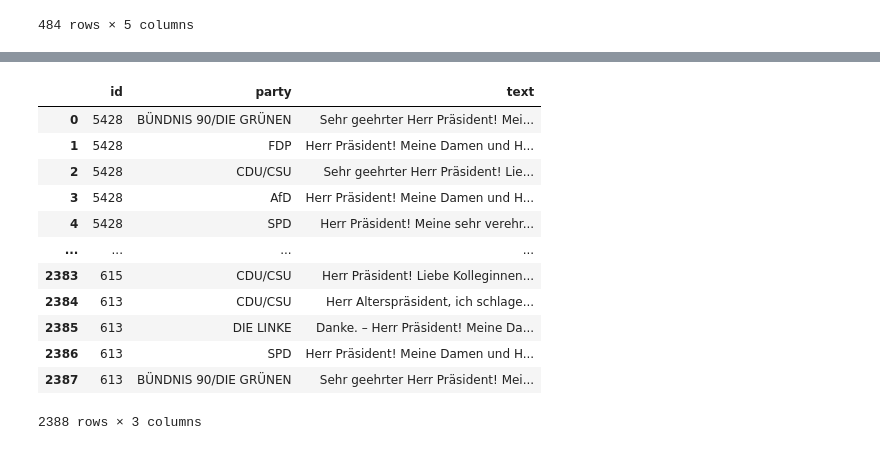
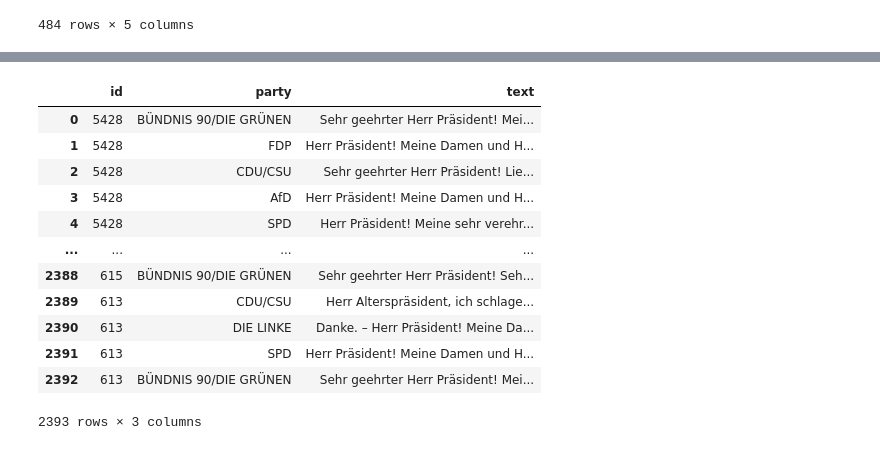
Before and after one commit to PaulaHagen/afd, a Jupyter notebook: start_here.ipynb, the cells around one changed output, grey strips where cells are left out. Cells and saved outputs as stored; diff of their text form; code cells hidden in the pictures.

```diff
--- a/start_here.ipynb
+++ b/start_here.ipynb
@@ -81,6 +80,6 @@ Plenarprotkolle (Bundestag) aus den Wahlperioden 18 und 19 geladen. Anzahl: 484
 # %%
-# Takes ~ 1 min.
-df = remove_president_text(textdata)
+# Takes ~ 1 min. Results in a data frame with column main_text, which is the relevant part
+df = clean_and_split_text(textdata)
 df
 # %% [output]
 |  | id | text | main_text | interruptions | neutral_text |
@@ -157,18 +98,18 @@ new_protocols
-# %%
-df = party_shares(df)
-# %%
-df
-# %% [output]
-|  | id | party | text |
-| 0 | 5428 | BÜNDNIS 90/DIE GRÜNEN | Sehr geehrter Herr Präsident! Mei... |
-| 1 | 5428 | FDP | Herr Präsident! Meine Damen und H... |
-| 2 | 5428 | CDU/CSU | Sehr geehrter Herr Präsident! Lie... |
-| 3 | 5428 | AfD | Herr Präsident! Meine Damen und H... |
-| 4 | 5428 | SPD | Herr Präsident! Meine sehr verehr... |
-| ... | ... | ... | ... |
-| 2383 | 615 | CDU/CSU | Herr Präsident! Liebe Kolleginnen... |
-| 2384 | 613 | CDU/CSU | Herr Alterspräsident, ich schlage... |
-| 2385 | 613 | DIE LINKE | Danke. – Herr Präsident! Meine Da... |
-| 2386 | 613 | SPD | Herr Präsident! Meine Damen und H... |
-| 2387 | 613 | BÜNDNIS 90/DIE GRÜNEN | Sehr geehrter Herr Präsident! Mei... |
-2388 rows × 3 columns
+# %%
+# Assign text to parties
+df_text_of_parties = party_shares(df)
+df_text_of_parties
+# %% [output]
+|  | id | party | text |
+| 0 | 5428 | BÜNDNIS 90/DIE GRÜNEN | Sehr geehrter Herr Präsident! Mei... |
+| 1 | 5428 | FDP | Herr Präsident! Meine Damen und H... |
+| 2 | 5428 | CDU/CSU | Sehr geehrter Herr Präsident! Lie... |
+| 3 | 5428 | AfD | Herr Präsident! Meine Damen und H... |
+| 4 | 5428 | SPD | Herr Präsident! Meine sehr verehr... |
+| ... | ... | ... | ... |
+| 2388 | 615 | BÜNDNIS 90/DIE GRÜNEN | Sehr geehrter Herr Präsident! Seh... |
+| 2389 | 613 | CDU/CSU | Herr Alterspräsident, ich schlage... |
+| 2390 | 613 | DIE LINKE | Danke. – Herr Präsident! Meine Da... |
+| 2391 | 613 | SPD | Herr Präsident! Meine Damen und H... |
+| 2392 | 613 | BÜNDNIS 90/DIE GRÜNEN | Sehr geehrter Herr Präsident! Mei... |
+2393 rows × 3 columns
```
Also changed, not shown: parts of 5 cells of this notebook, 2 other files.
